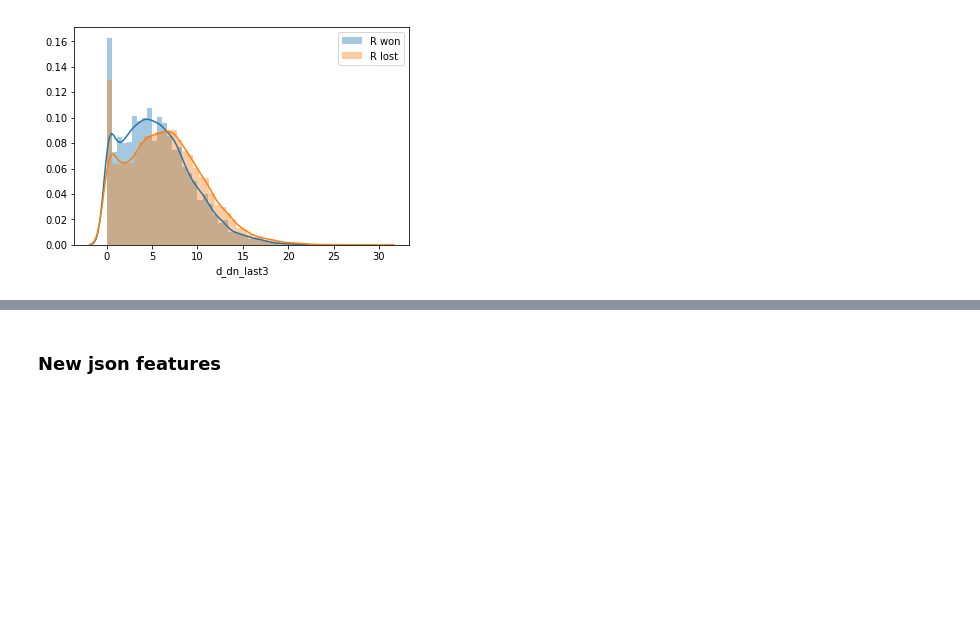
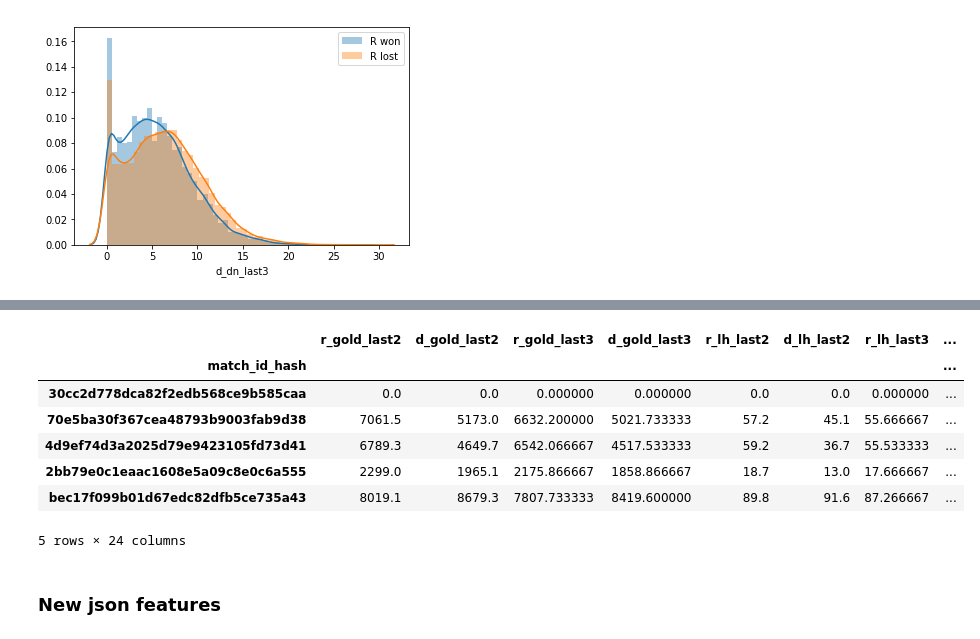
Before and after one commit to tankonst/game_winner_binary_classifier, a Jupyter notebook: Post_Pipeline_EDA_FE_cleaned-time_features.ipynb, the cells around one changed output, grey strips where cells are left out. Cells and saved outputs as stored; diff of their text form; code cells hidden in the pictures; blank space fills up the shorter version.

```diff
--- a/Post_Pipeline_EDA_FE_cleaned-time_features.ipynb
+++ b/Post_Pipeline_EDA_FE_cleaned-time_features.ipynb
@@ -1428,0 +2140,11 @@ full_time = train_X_time.merge(pd.DataFrame(y),how='outer',left_index=True,right
+# %%
+test_X_time.head()
+# %% [output]
+|  | r_gold_last2 | d_gold_last2 | r_gold_last3 | d_gold_last3 | r_lh_last2 | d_lh_last2 | r_lh_last3 | ... |
+| match_id_hash |  |  |  |  |  |  |  | ... |
+| 30cc2d778dca82f2edb568ce9b585caa | 0.0 | 0.0 | 0.000000 | 0.000000 | 0.0 | 0.0 | 0.000000 | ... |
+| 70e5ba30f367cea48793b9003fab9d38 | 7061.5 | 5173.0 | 6632.200000 | 5021.733333 | 57.2 | 45.1 | 55.666667 | ... |
+| 4d9ef74d3a2025d79e9423105fd73d41 | 6789.3 | 4649.7 | 6542.066667 | 4517.533333 | 59.2 | 36.7 | 55.533333 | ... |
+| 2bb79e0c1eaac1608e5a09c8e0c6a555 | 2299.0 | 1965.1 | 2175.866667 | 1858.866667 | 18.7 | 13.0 | 17.666667 | ... |
+| bec17f099b01d67edc82dfb5ce735a43 | 8019.1 | 8679.3 | 7807.733333 | 8419.600000 | 89.8 | 91.6 | 87.266667 | ... |
+5 rows × 24 columns
```
Also changed, not shown: parts of 8 cells of this notebook, 1 other file.
